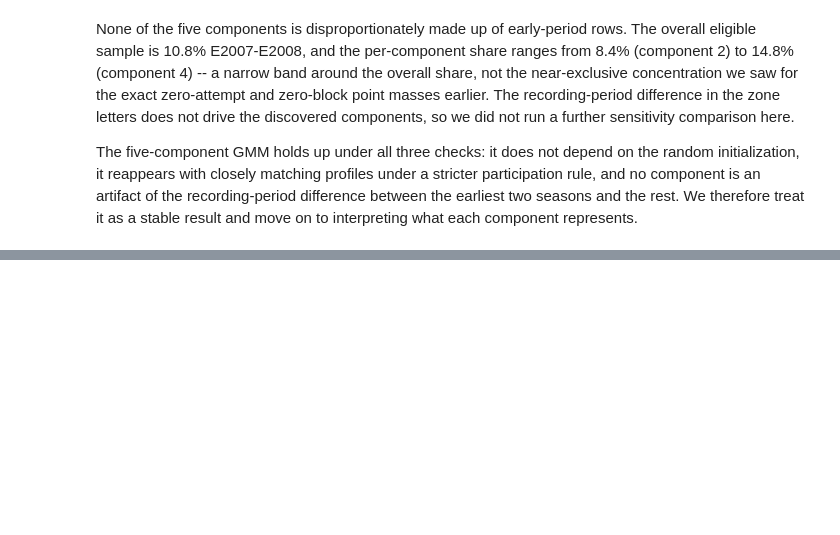
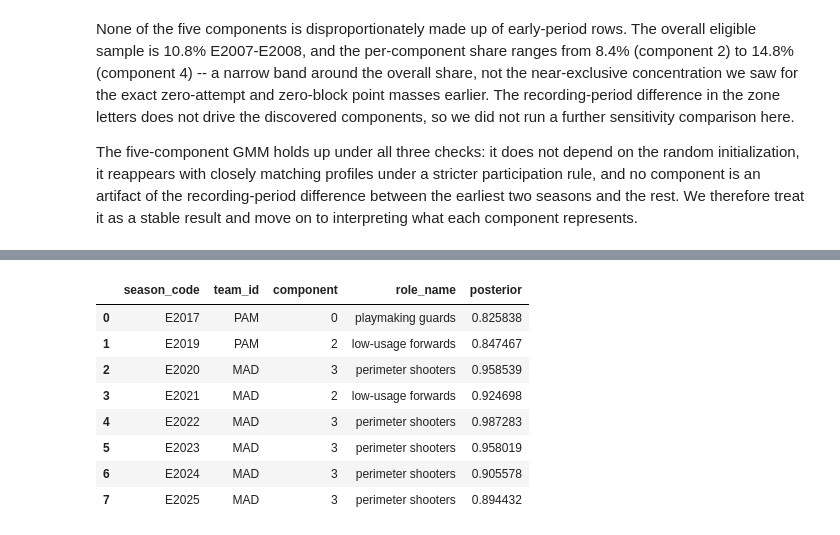
Before and after one commit to DoronWolinsky/Yuval-and-Doron-s-final-project---EuroLeague-player-roles, a Jupyter notebook: notebooks/EuroLeague_Player_Roles_Project.ipynb, the cells around one changed output, grey strips where cells are left out. Cells and saved outputs as stored; diff of their text form; code cells hidden in the pictures; blank space fills up the shorter version.

```diff
--- a/notebooks/EuroLeague_Player_Roles_Project.ipynb
+++ b/notebooks/EuroLeague_Player_Roles_Project.ipynb
@@ -3246,0 +3434,17 @@ what each component represents.
+# %%
+abalde = modeling_metadata.loc[modeling_metadata["player"] == "ABALDE, ALBERTO"].copy()
+abalde["component"] = gmm_labels.loc[abalde.index]
+abalde["role_name"] = abalde["component"].map(ROLE_NAMES)
+abalde["posterior"] = max_posterior.loc[abalde.index]
+abalde.sort_values("season_code")[["season_code", "team_id", "component", "role_name",
+                                   "posterior"]]
+# %% [output]
+|  | season_code | team_id | component | role_name | posterior |
+| 0 | E2017 | PAM | 0 | playmaking guards | 0.825838 |
+| 1 | E2019 | PAM | 2 | low-usage forwards | 0.847467 |
+| 2 | E2020 | MAD | 3 | perimeter shooters | 0.958539 |
+| 3 | E2021 | MAD | 2 | low-usage forwards | 0.924698 |
+| 4 | E2022 | MAD | 3 | perimeter shooters | 0.987283 |
+| 5 | E2023 | MAD | 3 | perimeter shooters | 0.958019 |
+| 6 | E2024 | MAD | 3 | perimeter shooters | 0.905578 |
+| 7 | E2025 | MAD | 3 | perimeter shooters | 0.894432 |
```
Also changed, not shown: parts of 9 cells of this notebook, 4 other files.
